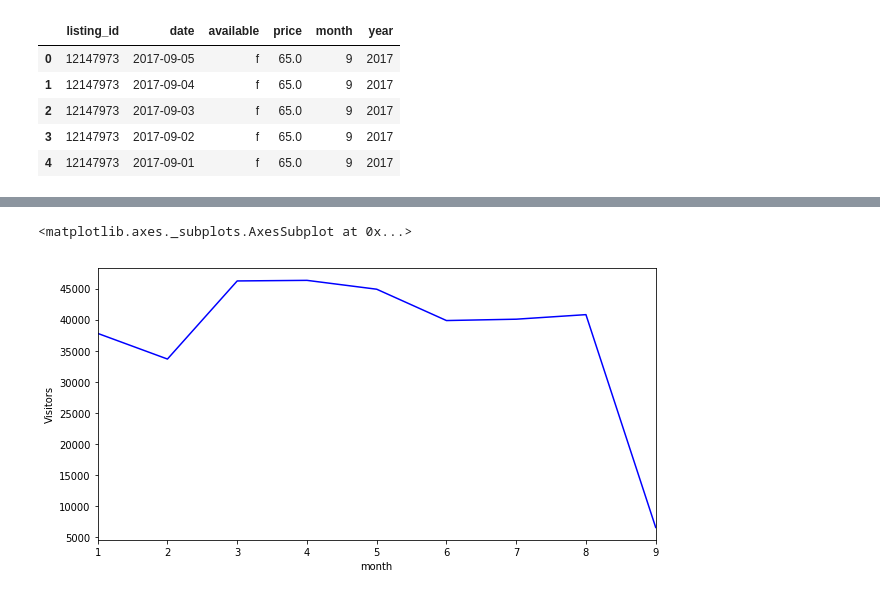
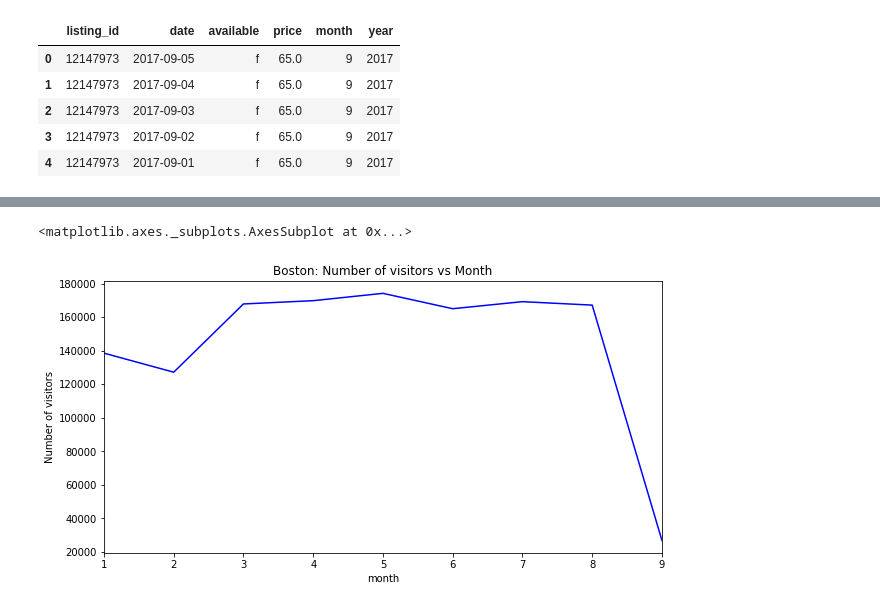
Before and after one commit to jyothishkjames/Seattle-Boston-Airbnb-Data-Analysis, a Jupyter notebook: data_prepration.ipynb, the cells around one changed output, grey strips where cells are left out. Drawn from its saved outputs; the diff is of its cells as text; code cells hidden in the pictures.

Commit message:
Planned visitors to Seattle/Boston over time +  Which areas are more preferred[completed]

```diff
--- a/data_prepration.ipynb
+++ b/data_prepration.ipynb
@@ -193,7 +211,7 @@ seattle_booked_df =  seattle_calander_df[seattle_calander_df['available'] == 'f'
 boston_booked_df =  boston_calander_df[boston_calander_df['available'] == 'f']
 # %%
-#Merge dataframes 'df_seattle_booked' and 'seattle_listings_df'
-seattle_merged_df = pd.merge(seattle_booked_df, seattle_listings_df, on=['listing_id', 'price'])
+"""Merge dataframes 'df_seattle_booked' and 'seattle_listings_df'"""
+seattle_merged_df = pd.merge(seattle_booked_df, seattle_listings_df, on=['listing_id'])
 
-#Merge dataframes 'df_boston_booked' and 'seattle_listings_df'
-boston_merged_df = pd.merge(boston_booked_df, boston_listings_df, on=['listing_id', 'price'])
+"""Merge dataframes 'df_boston_booked' and 'seattle_listings_df'"""
+boston_merged_df = pd.merge(boston_booked_df, boston_listings_df, on=['listing_id'])
@@ -200,9 +229,11 @@ boston_merged_df = pd.merge(boston_booked_df, boston_listings_df, on=['listing_i
 # %%
-fig1 = plt.figure(figsize=(10,5))
-ax1 = fig1.add_subplot(111)
-ax1.set_xlabel('Month')
-ax1.set_ylabel('Visitors')
-boston_merged_df.groupby('month')['accommodates'].sum().plot(kind='line', color='blue', ax=ax1)
+#Line plot for predicted visitors to Boston over time
+fig = plt.figure(figsize=(10,5))
+ax = fig.add_subplot(111)
+ax.set_title('Boston: Number of visitors vs Month')
+ax.set_xlabel('Month')
+ax.set_ylabel('Number of visitors')
+boston_merged_df.groupby('month')['accommodates'].sum().plot(kind='line', color='blue', ax=ax)
 # %% [output]
 <matplotlib.axes._subplots.AxesSubplot at 0x...>
-[figure, old version]
+[figure, new version]
```
Also changed, not shown: parts of 15 cells of this notebook.
